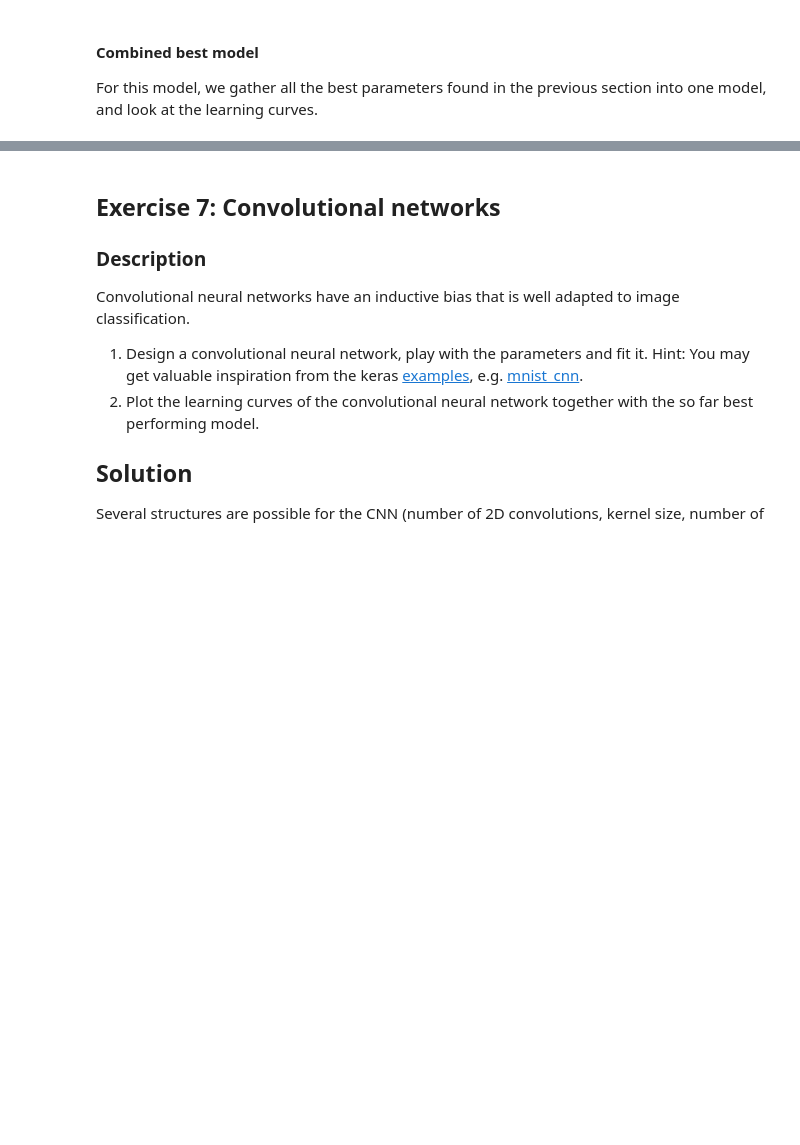
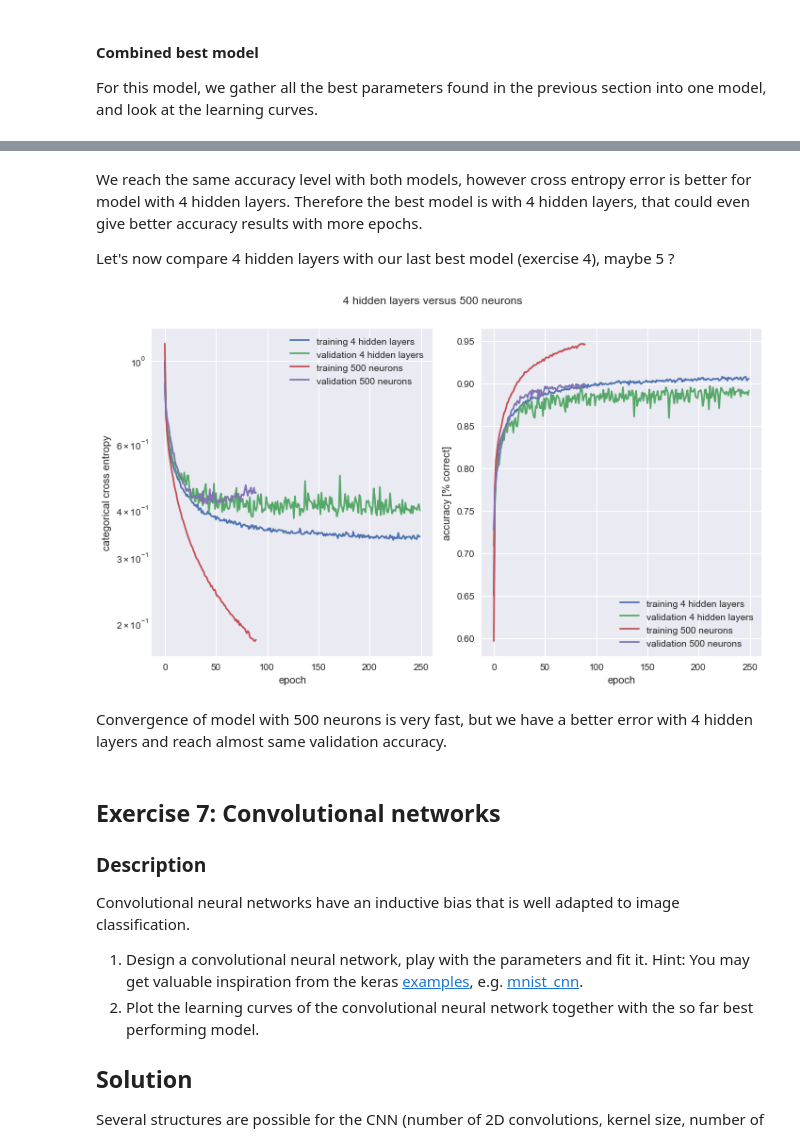
Before and after one commit to SSappy/ANN-Project-1, a Jupyter notebook: miniproject1.ipynb, the cells around one changed output, grey strips where cells are left out. Saved outputs shown, nothing was run; the diff lists cells and outputs as text; code cells hidden in the pictures; blank space fills up the shorter version.

```diff
--- a/miniproject1.ipynb
+++ b/miniproject1.ipynb
@@ -2015,3 +2030,14 @@ plot = plot_history(history2, 'History exercise 1')
+# %% [markdown]
+We reach the same accuracy level with both models, however cross entropy error is better for model with 4 hidden layers. Therefore the best model is with 4 hidden layers, that could even give better accuracy results with more epochs.
+
+Let's now compare 4 hidden layers with our last best model (exercise 4), maybe 5 ?
+# %%
+history_500 = load_history('ex_4_500_neurons')
+plot= plot_dict_histories(history_4_layers,history_500,'4 hidden layers', '500 neurons')
+# %% [output]
+[figure, added]
+# %% [markdown]
+Convergence of model with 500 neurons is very fast, but we have a better error with 4 hidden layers and reach almost same validation accuracy.
 # %% [markdown]
 ## Exercise 7: Convolutional networks
 
```
Also changed, not shown: parts of 13 cells of this notebook, 2 other files.
